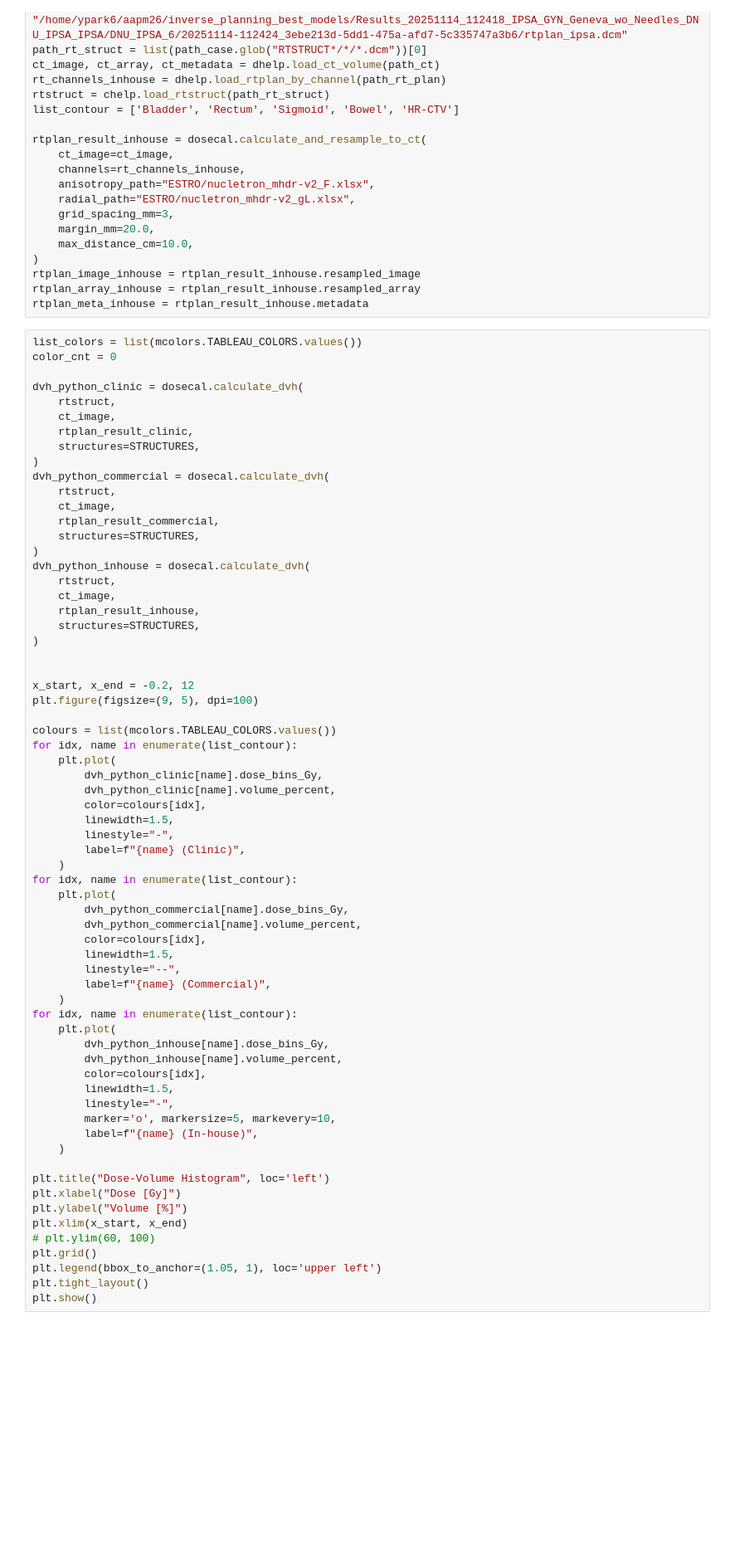
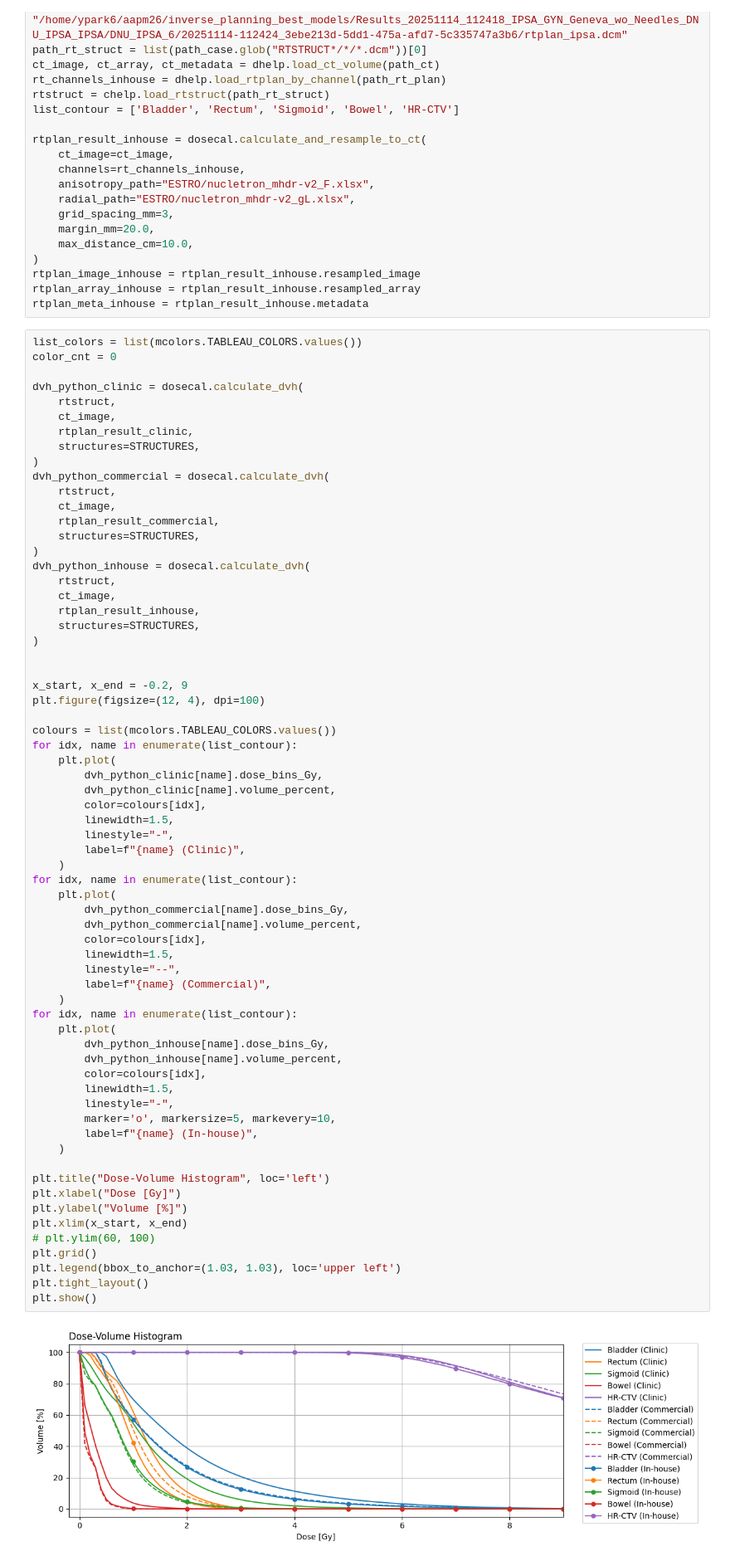
Before and after one commit to YeongHyeon/Dose_prediction_practice, a Jupyter notebook: example_251002_1_DVH_.ipynb, the cells around one changed output. Shown at 83% size. Drawn from its saved outputs; the diff is of its cells as text; blank space fills up the shorter version.

```diff
--- a/example_251002_1_DVH_.ipynb
+++ b/example_251002_1_DVH_.ipynb
@@ -581,8 +587,8 @@ dvh_python_inhouse = dosecal.calculate_dvh(
 )
 
 
-x_start, x_end = -0.2, 12
-plt.figure(figsize=(9, 5), dpi=100)
+x_start, x_end = -0.2, 9
+plt.figure(figsize=(12, 4), dpi=100)
 
 colours = list(mcolors.TABLEAU_COLORS.values())
 for idx, name in enumerate(list_contour):
@@ -595,34 +601,36 @@ for idx, name in enumerate(list_contour):
         label=f"{name} (Clinic)",
     )
 for idx, name in enumerate(list_contour):
     plt.plot(
         dvh_python_commercial[name].dose_bins_Gy,
         dvh_python_commercial[name].volume_percent,
         color=colours[idx],
         linewidth=1.5,
         linestyle="--",
         label=f"{name} (Commercial)",
     )
 for idx, name in enumerate(list_contour):
     plt.plot(
         dvh_python_inhouse[name].dose_bins_Gy,
         dvh_python_inhouse[name].volume_percent,
         color=colours[idx],
         linewidth=1.5,
         linestyle="-",
         marker='o', markersize=5, markevery=10,
         label=f"{name} (In-house)",
     )
 
 plt.title("Dose-Volume Histogram", loc='left')
 plt.xlabel("Dose [Gy]")
 plt.ylabel("Volume [%]")
 plt.xlim(x_start, x_end)
 # plt.ylim(60, 100)
 plt.grid()
-plt.legend(bbox_to_anchor=(1.05, 1), loc='upper left')
+plt.legend(bbox_to_anchor=(1.03, 1.03), loc='upper left')
 plt.tight_layout()
 plt.show()
+# %% [output]
+[figure, added]
 # %%
 rt_channels_clinic_ecs = transform_channels_to_frame(rt_channels_clinic, applicator_frame)
 rt_channels_commercial_ecs = transform_channels_to_frame(rt_channels_commercial, applicator_frame)
```
Also changed, not shown: parts of 22 cells of this notebook.
